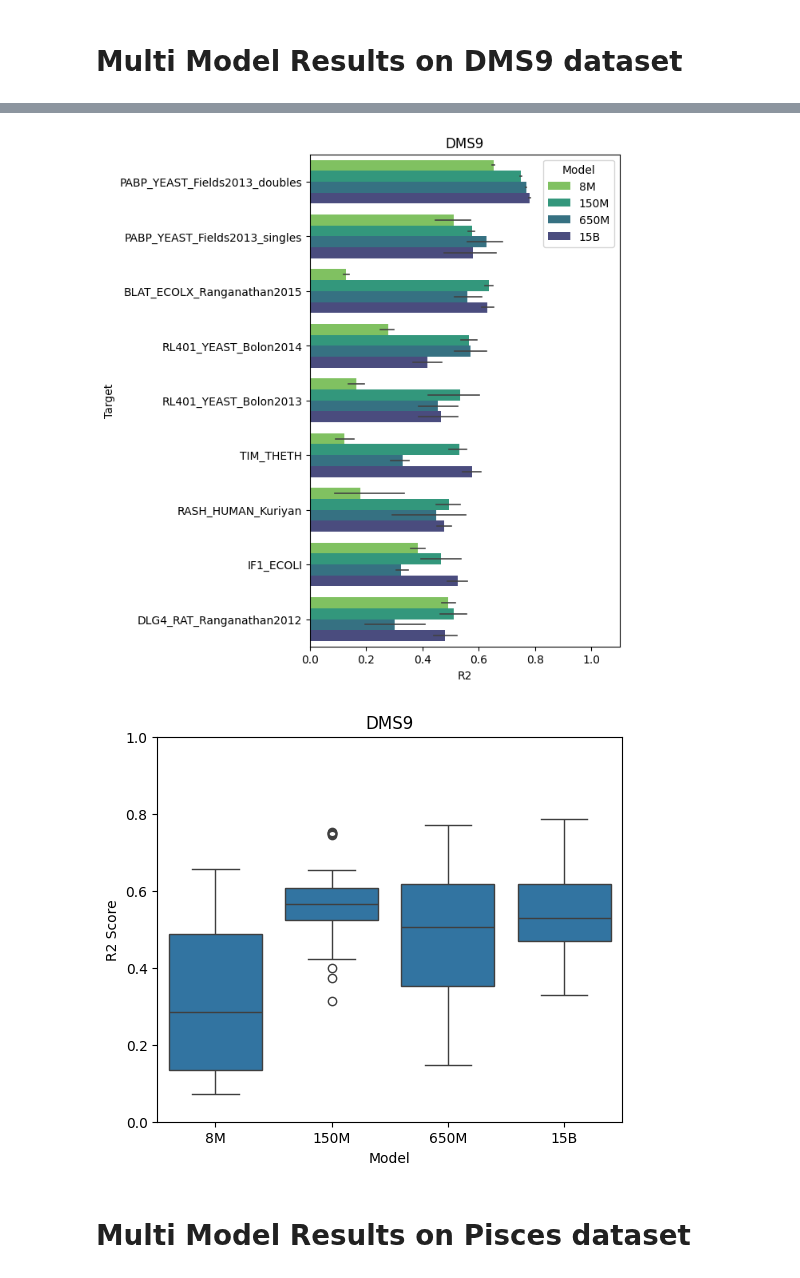
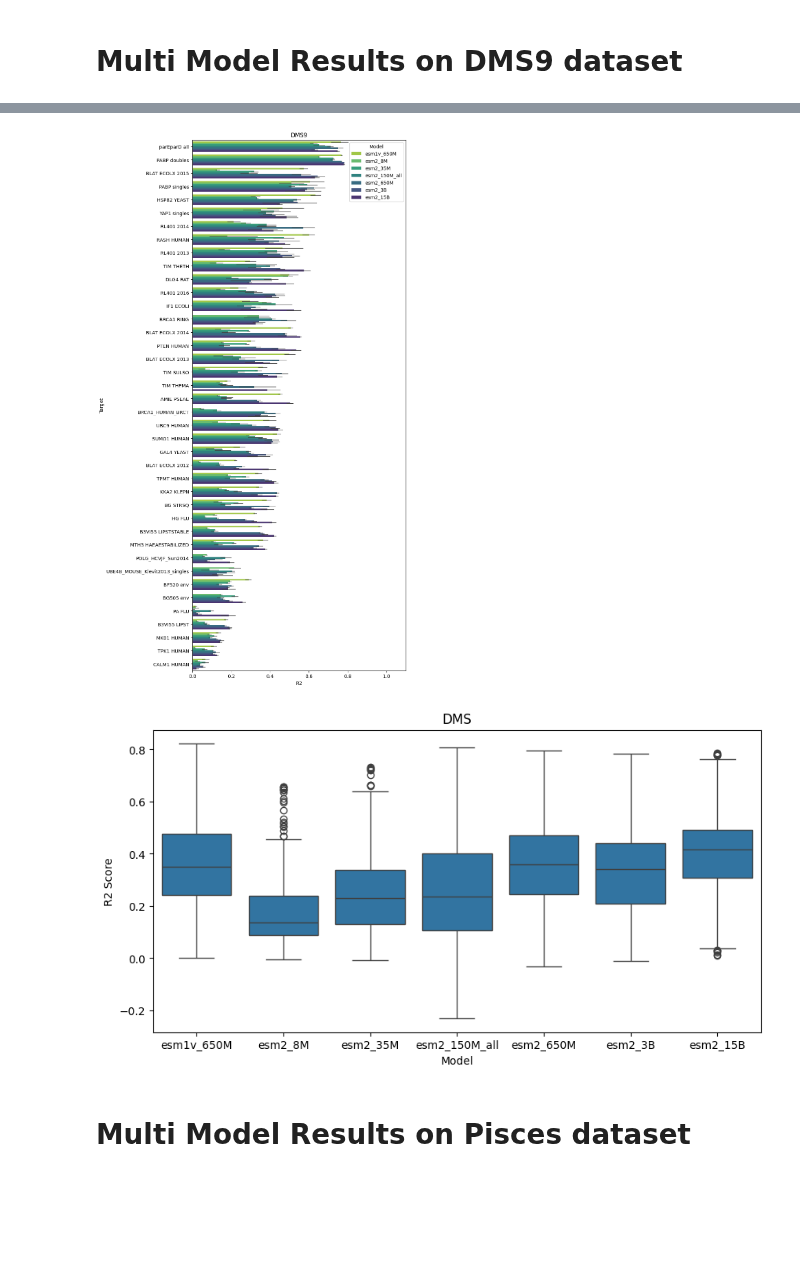
Before and after one commit to ziul-bio/SWAT, a Jupyter notebook: plot_results.ipynb, the cells around one changed output, grey strips where cells are left out. Saved outputs shown, nothing was run; the diff lists cells and outputs as text; code cells hidden in the pictures; blank space fills up the shorter version.

Commit message:
adding new results to all models

```diff
--- a/plot_results.ipynb
+++ b/plot_results.ipynb
@@ -181,13 +193,18 @@ cols_order = [
 # %%
+import re
+
 df = pd.DataFrame()
-for file in os.listdir('results/lassoCV_DMS9/'):
-    if file.endswith('.csv'):
-        target = file.split('_esm2_')[0]
-        model = file.split('_esm2_')[1].split('_')[0]
-        data = pd.read_csv(f'results/lassoCV_DMS9/{file}', index_col=0)
-        data['Model'] = model
-        data['Dataset'] = target
-        df = pd.concat([df, data])
+
+models = ['esm1v_650M', 'esm2_8M', 'esm2_35M', 'esm2_150M_all', 'esm2_650M', 'esm2_3B', 'esm2_15B']
+for model in models:
+    for file in os.listdir(f'results/lassoCV_DMS/{model}'):
+        if file.endswith('.csv'):
+            target = re.split(r'_esm.*_', file)[0]
+            #model = file.split('_esm2_')[1].split('_')[0]
+            data = pd.read_csv(f'results/lassoCV_DMS/{model}/{file}', index_col=0)
+            data['Model'] = model
+            data['Dataset'] = target
+            df = pd.concat([df, data])
 
 df= df[cols_order].copy()
 df
@@ -207,0 +225,3 @@ df
+# %%
+df['Dataset'] = df['Dataset'].replace(name_map)
+df
@@ -210,30 +244,31 @@ df
 # %%
 # Datasets order
 mean_scores = df.groupby('Dataset')['R2_score_test'].max().sort_values(ascending=False)
 sorted_datasets = mean_scores.index
+model_order = ['esm1v_650M', 'esm2_8M', 'esm2_35M', 'esm2_150M_all', 'esm2_650M', 'esm2_3B', 'esm2_15B']
 
 # plot
-plt.figure(figsize=(5, 8))
+plt.figure(figsize=(8, 20))
 plt.title('DMS9')
 sns.barplot(
     data=df, x='R2_score_test', y='Dataset', hue='Model', order=sorted_datasets,
-    hue_order=[ '8M', '150M', '650M', '15B'], palette='viridis_r', err_kws={'linewidth': 1.2})
+    hue_order=model_order, palette='viridis_r', err_kws={'linewidth': 1})
 plt.xlabel('R2')
 plt.xlim(0, 1.1)
 plt.ylabel('Target')
 
-plt.savefig('results/summary_lassoCV_multi_model_DMS9.png', dpi=600, bbox_inches='tight')
+#plt.savefig('results/summary_lassoCV_multi_model_DMS9.png', dpi=600, bbox_inches='tight')
 plt.show()
 # %% [output]
-[figure, old version]
+[figure, new version]
 # %%
-plt.figure(figsize=(6, 5))
-plt.title('DMS9')
-sns.boxplot(data=df, x='Model', y='R2_score_test', order=[ '8M', '150M', '650M', '15B'])
+plt.figure(figsize=(10, 5))
+plt.title('DMS')
+sns.boxplot(data=df, x='Model', y='R2_score_test', order=model_order)
 plt.ylabel('R2 Score')
-plt.ylim(0, 1)
+#plt.ylim(0, 1)
 plt.show()
 # %% [output]
-[figure, old version]
+[figure, new version]
 # %% [markdown]
 # Multi Model Results on Pisces dataset
```
Also changed, not shown: parts of 10 cells of this notebook.
